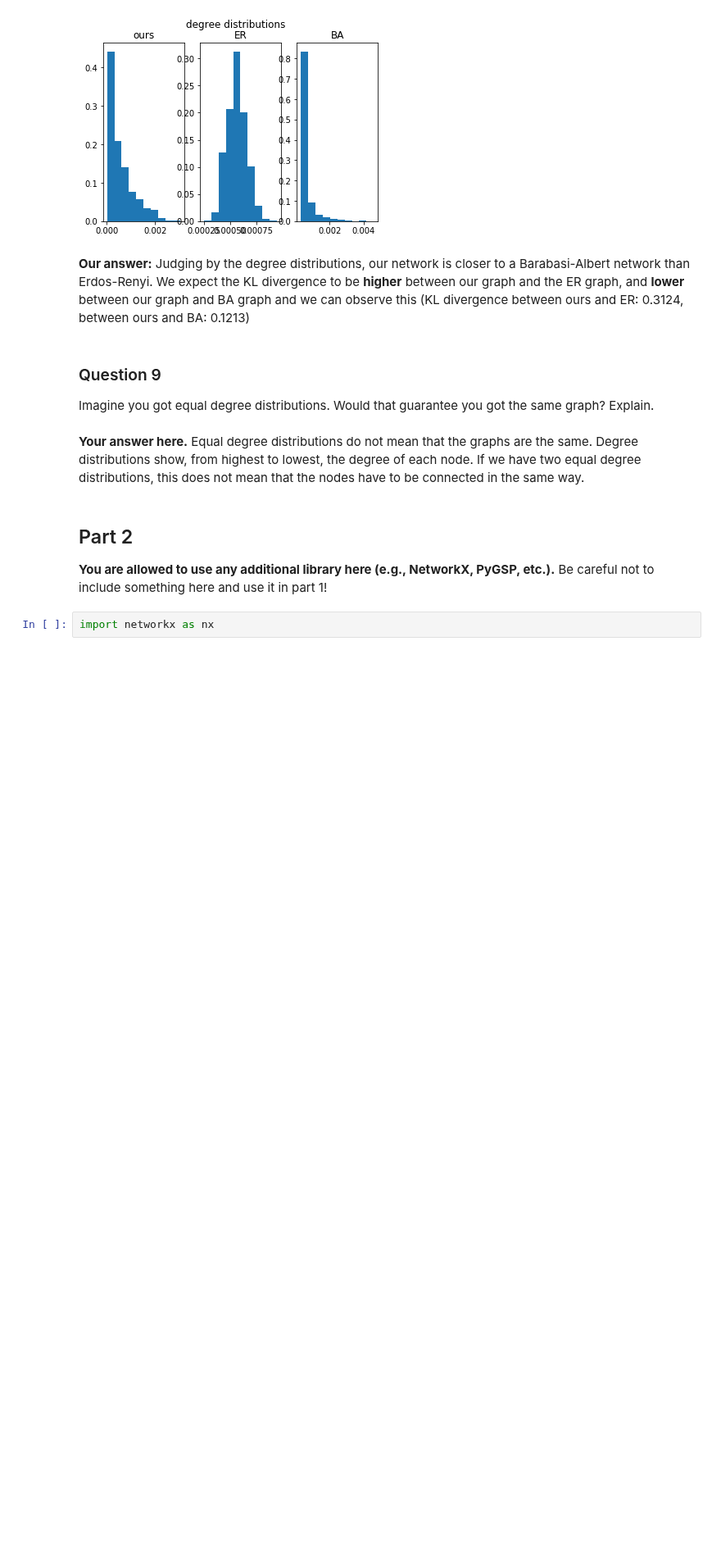
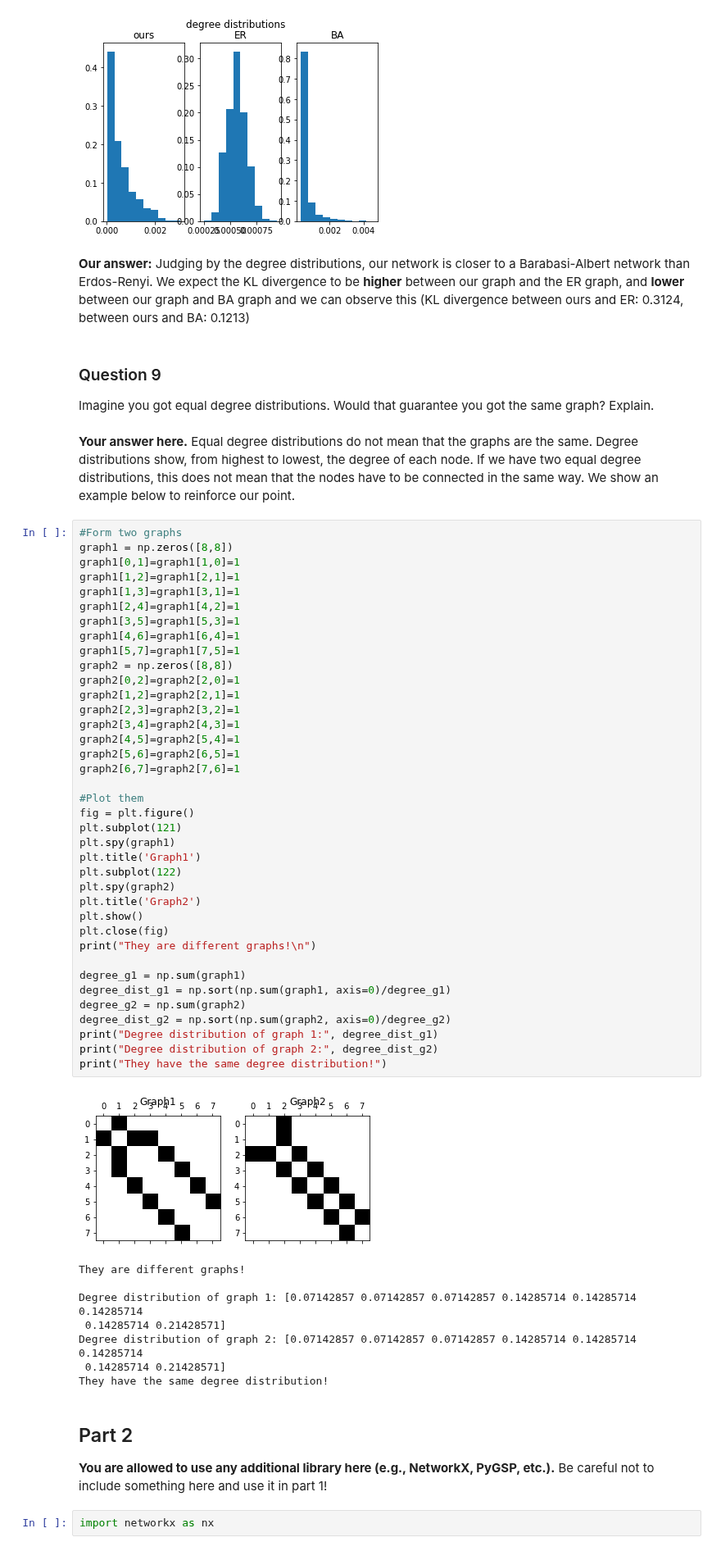
Before and after one commit to senakicir/ntds_project, a Jupyter notebook: 2_network_models.ipynb, the cells around one changed output. Shown at 82% size. Saved outputs shown, nothing was run; the diff lists cells and outputs as text; blank space fills up the shorter version.

```diff
--- a/2_network_models.ipynb
+++ b/2_network_models.ipynb
@@ -351,7 +351,54 @@ We expect the KL divergence to be **higher** between our graph and the ER graph,
 Imagine you got equal degree distributions. Would that guarantee you got the same graph? Explain.
 # %% [markdown]
 **Your answer here.**
-Equal degree distributions do not mean that the graphs are the same. Degree distributions show, from highest to lowest, the degree of each node. If we have two equal degree distributions, this does not mean that the nodes have to be connected in the same way.
+Equal degree distributions do not mean that the graphs are the same. Degree distributions show, from highest to lowest, the degree of each node. If we have two equal degree distributions, this does not mean that the nodes have to be connected in the same way. We show an example below to reinforce our point.
+# %%
+#Form two graphs
+graph1 = np.zeros([8,8])
+graph1[0,1]=graph1[1,0]=1
+graph1[1,2]=graph1[2,1]=1
+graph1[1,3]=graph1[3,1]=1
+graph1[2,4]=graph1[4,2]=1
+graph1[3,5]=graph1[5,3]=1
+graph1[4,6]=graph1[6,4]=1
+graph1[5,7]=graph1[7,5]=1
+graph2 = np.zeros([8,8])
+graph2[0,2]=graph2[2,0]=1
+graph2[1,2]=graph2[2,1]=1
+graph2[2,3]=graph2[3,2]=1
+graph2[3,4]=graph2[4,3]=1
+graph2[4,5]=graph2[5,4]=1
+graph2[5,6]=graph2[6,5]=1
+graph2[6,7]=graph2[7,6]=1
+
+#Plot them
+fig = plt.figure()
+plt.subplot(121)
+plt.spy(graph1)
+plt.title('Graph1')
+plt.subplot(122)
+plt.spy(graph2)
+plt.title('Graph2')
+plt.show()
+plt.close(fig)
+print("They are different graphs!\n")
+
+degree_g1 = np.sum(graph1)
+degree_dist_g1 = np.sort(np.sum(graph1, axis=0)/degree_g1)
+degree_g2 = np.sum(graph2)
+degree_dist_g2 = np.sort(np.sum(graph2, axis=0)/degree_g2)
+print("Degree distribution of graph 1:", degree_dist_g1)
+print("Degree distribution of graph 2:", degree_dist_g2)
+print("They have the same degree distribution!")
+# %% [output]
+[figure, added]
+They are different graphs!
+
+Degree distribution of graph 1: [0.07142857 0.07142857 0.07142857 0.14285714 0.14285714 0.14285714
+ 0.14285714 0.21428571]
+Degree distribution of graph 2: [0.07142857 0.07142857 0.07142857 0.14285714 0.14285714 0.14285714
+ 0.14285714 0.21428571]
+They have the same degree distribution!
 # %% [markdown]
 ## Part 2
 
```
